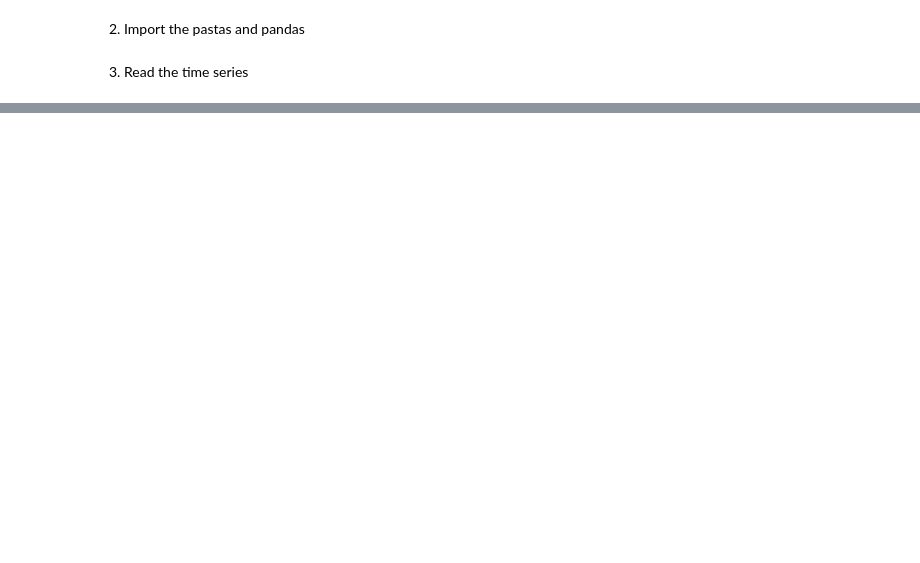
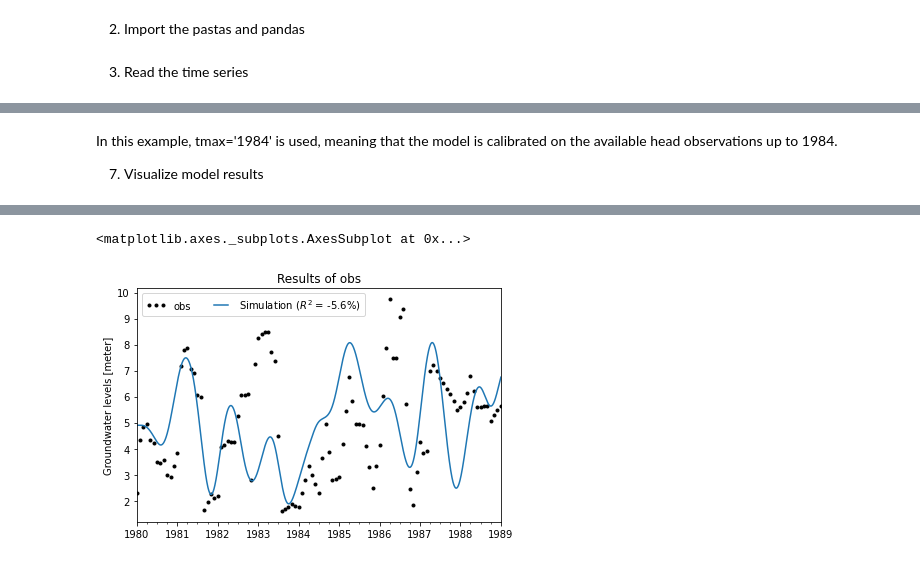
Before and after one commit to tomersk/python-applications, a Jupyter notebook: 06_02.ipynb, the cells around one changed output, grey strips where cells are left out. Drawn from its saved outputs; the diff is of its cells as text; code cells hidden in the pictures; blank space fills up the shorter version.

```diff
--- a/06_02.ipynb
+++ b/06_02.ipynb
@@ -15,7 +33,7 @@ import pandas as pd
 # %% [markdown]
 3. Read the time series
 # %%
-obs = pd.read_csv('obs.csv', index_col='Date', parse_dates=True)
-rain = pd.read_csv('rain.csv', index_col='Date', parse_dates=True)
-evap = pd.read_csv('evap.csv', index_col='Date', parse_dates=True)
+obs = pd.read_csv('/content/drive/MyDrive/Python_in_Hydrology/Data/pastas_data/example_1/obs.csv',parse_dates=['Date'], index_col='Date', squeeze=True)
+rain = pd.read_csv('/content/drive/MyDrive/Python_in_Hydrology/Data/pastas_data/example_1/rain.csv', parse_dates=['Date'], index_col='Date', squeeze=True)
+evap = pd.read_csv('/content/drive/MyDrive/Python_in_Hydrology/Data/pastas_data/example_1/evap.csv', parse_dates=['Date'], index_col='Date', squeeze=True)
 # %% [markdown]
@@ -22,0 +41,2 @@ evap = pd.read_csv('evap.csv', index_col='Date', parse_dates=True)
+# %%
+ml = ps.Model(obs)
@@ -22,0 +48,3 @@ evap = pd.read_csv('evap.csv', index_col='Date', parse_dates=True)
+# %%
+rm = ps.RechargeModel(rain, evap, ps.Gamma, name='recharge')
+ml.add_stressmodel(rm)
@@ -22,0 +84,7 @@ evap = pd.read_csv('evap.csv', index_col='Date', parse_dates=True)
+# %% [markdown]
+In this example, tmax='1984' is used, meaning that the model is calibrated on the available head observations up to 1984.
+
+7. Visualize model results
+# %%
+ml.plot(tmax='1989')
+# %% [output]
@@ -22,0 +95,2 @@ evap = pd.read_csv('evap.csv', index_col='Date', parse_dates=True)
+<matplotlib.axes._subplots.AxesSubplot at 0x...>
+[figure, added]
```
Also changed, not shown: parts of 11 cells of this notebook.
